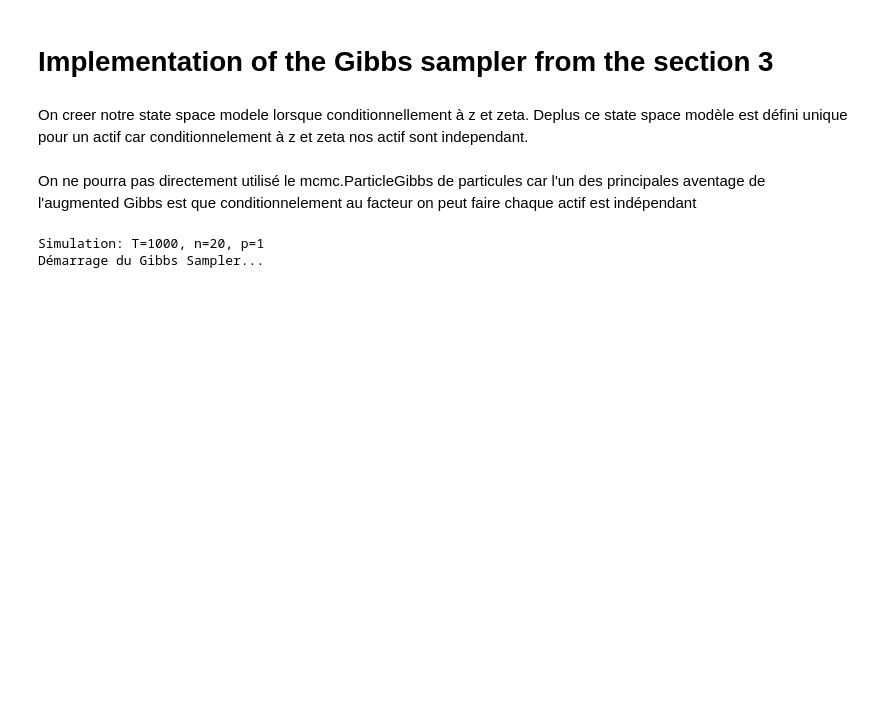
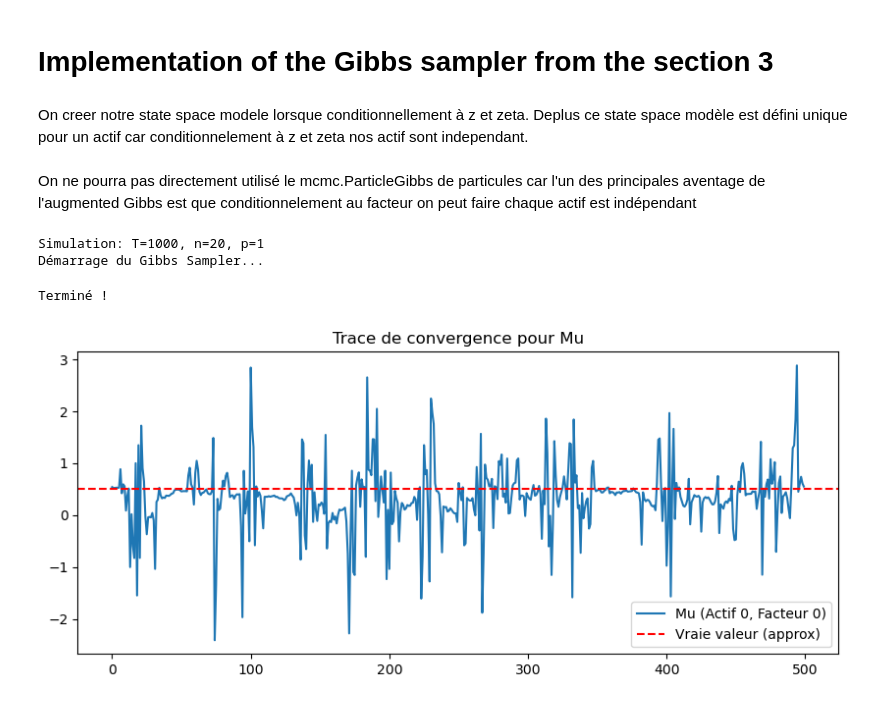
Before and after one commit to AugusteVautrin/High-dimensional-dynamic-stochastic-copula-models, a Jupyter notebook: gibbs_sampler.ipynb, the cells around one changed output. Cells and saved outputs as stored; diff of their text form; code cells hidden in the pictures; blank space fills up the shorter version.

```diff
--- a/gibbs_sampler.ipynb
+++ b/gibbs_sampler.ipynb
@@ -437,34 +553,37 @@ sampler = FactorCopulaSampler(data, p_sim)
 # On stocke l'historique de mu pour visualiser la convergence par exemple
 # Vous pouvez faire de même pour phi et sigma
 trace_mu = np.zeros((N_ITER, n_sim, p_sim))
 
 # 5. Boucle Principale
 print("Démarrage du Gibbs Sampler...")
 for it in tqdm(range(N_ITER)):
 
     # A. Mises à jour séquentielles
     # On appelle explicitement chaque étape dans l'ordre
-    sampler.update_z()          # Step 4
+    sampler.update_rho()
+    sampler.update_z()# Step 4
     sampler.update_lambda_pg_parallel()  # Step 5
     sampler.update_sigma()      # Step 6
     sampler.update_mu_phi()     # Step 7
 
     # B. Stockage
     # On sauvegarde une copie profonde des paramètres à chaque itération
     trace_mu[it] = sampler.theta['mu'].copy()
 
 print("Terminé !")
 
 # 6. Visualisation rapide
 plt.figure(figsize=(10, 4))
 plt.plot(trace_mu[:, 0, 0], label="Mu (Actif 0, Facteur 0)")
 plt.axhline(0.5, color='r', linestyle='--', label="Vraie valeur (approx)")
 plt.title("Trace de convergence pour Mu")
 plt.legend()
 plt.show()
 # %% [output]
 Simulation: T=1000, n=20, p=1
 Démarrage du Gibbs Sampler...
+Terminé !
+[figure, added]
 # %%
 trace_mu[100]
 # %% [output]
```
Also changed, not shown: parts of 2 cells of this notebook.
